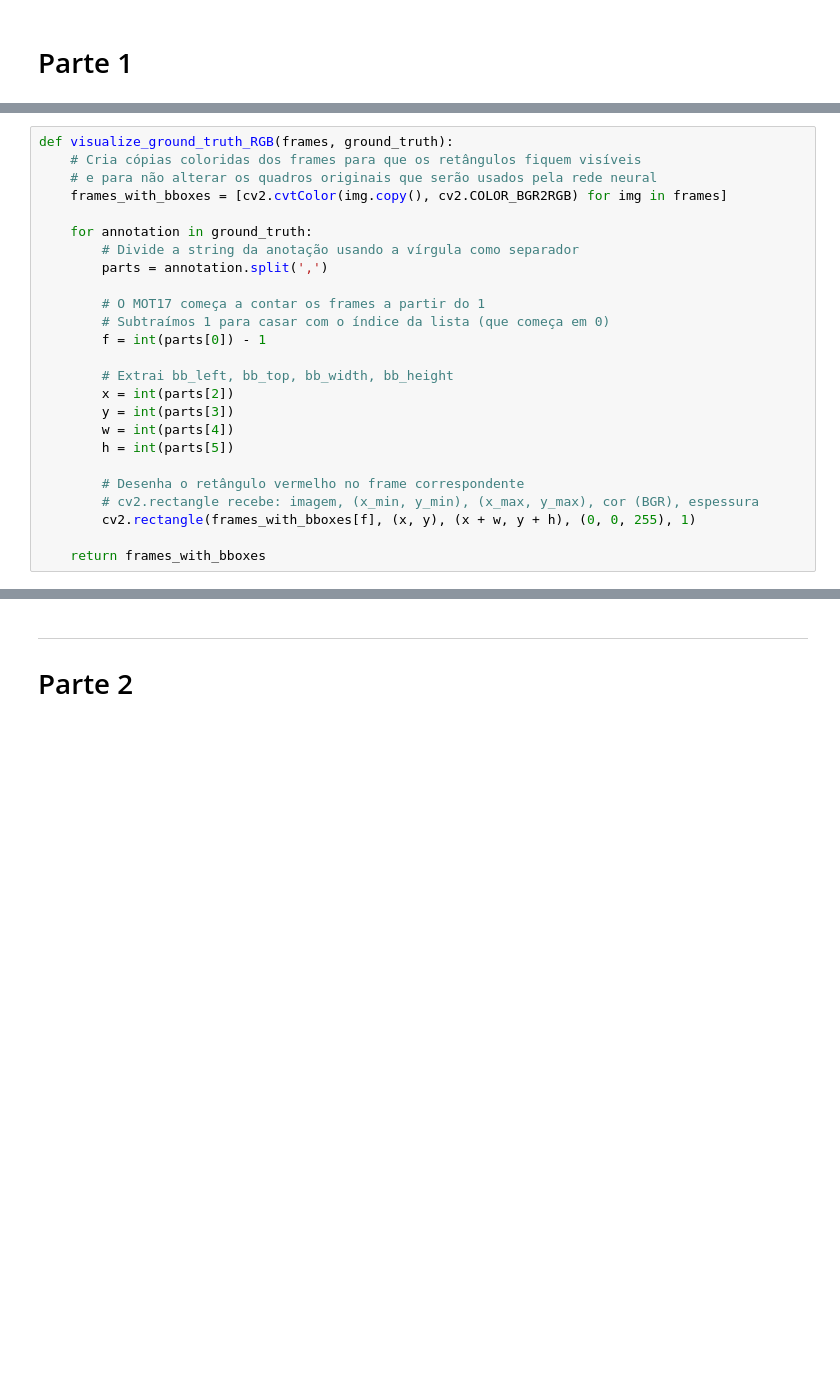
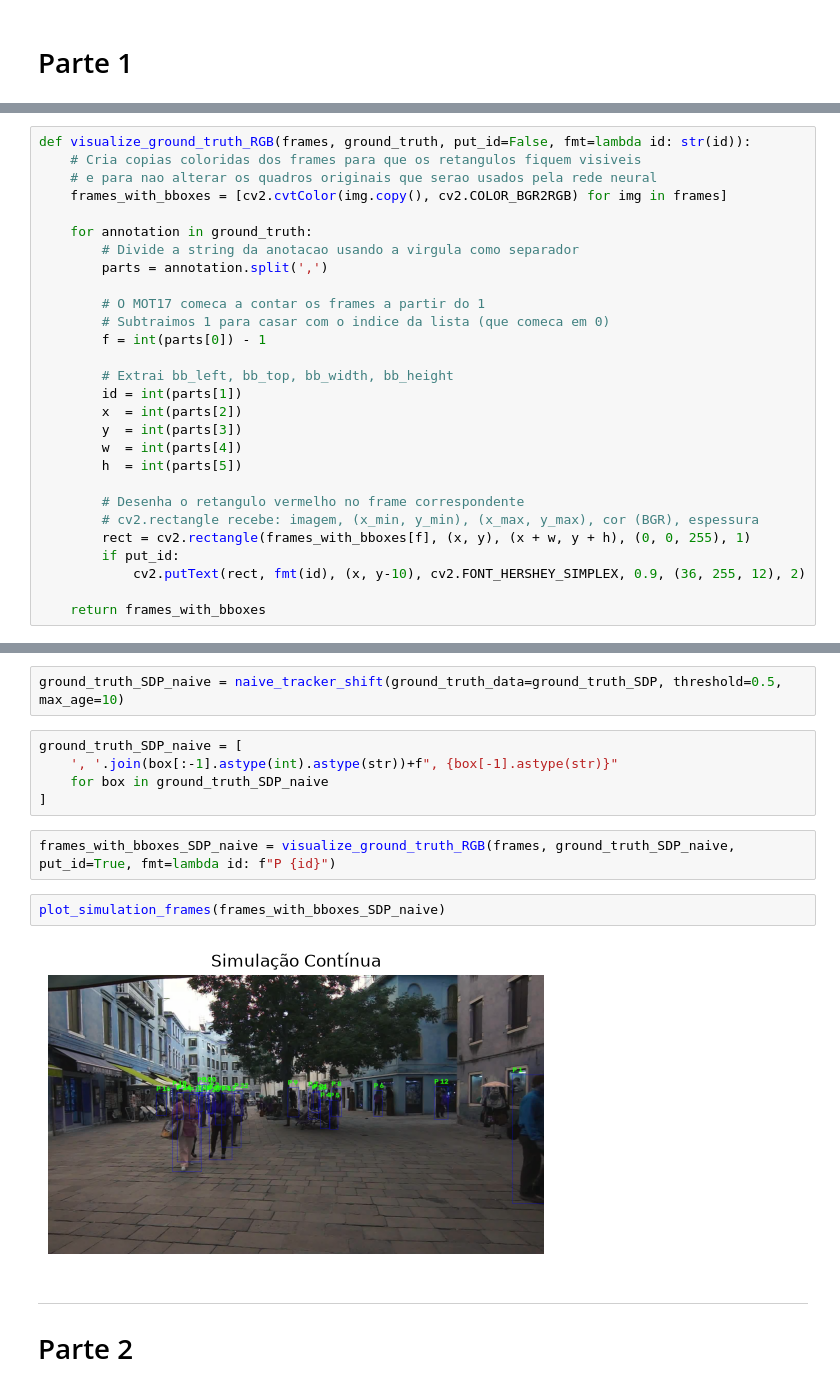
Before and after one commit to WalleriaSimoes/deep-learning-pa2, a Jupyter notebook: script.ipynb, the cells around one changed output, grey strips where cells are left out. Drawn from its saved outputs; the diff is of its cells as text; blank space fills up the shorter version.

```diff
--- a/script.ipynb
+++ b/script.ipynb
@@ -197,26 +187,29 @@ for batch_idx, (images, dets, gts, seq_names, frame_ids) in enumerate(train_load
 # %%
-def visualize_ground_truth_RGB(frames, ground_truth):
-    # Cria cópias coloridas dos frames para que os retângulos fiquem visíveis
-    # e para não alterar os quadros originais que serão usados pela rede neural
+def visualize_ground_truth_RGB(frames, ground_truth, put_id=False, fmt=lambda id: str(id)):
+    # Cria copias coloridas dos frames para que os retangulos fiquem visiveis
+    # e para nao alterar os quadros originais que serao usados pela rede neural
     frames_with_bboxes = [cv2.cvtColor(img.copy(), cv2.COLOR_BGR2RGB) for img in frames]
 
     for annotation in ground_truth:
-        # Divide a string da anotação usando a vírgula como separador
+        # Divide a string da anotacao usando a virgula como separador
         parts = annotation.split(',')
 
-        # O MOT17 começa a contar os frames a partir do 1
-        # Subtraímos 1 para casar com o índice da lista (que começa em 0)
+        # O MOT17 comeca a contar os frames a partir do 1
+        # Subtraimos 1 para casar com o indice da lista (que comeca em 0)
         f = int(parts[0]) - 1
 
         # Extrai bb_left, bb_top, bb_width, bb_height
-        x = int(parts[2])
-        y = int(parts[3])
-        w = int(parts[4])
-        h = int(parts[5])
+        id = int(parts[1])
+        x  = int(parts[2])
+        y  = int(parts[3])
+        w  = int(parts[4])
+        h  = int(parts[5])
 
-        # Desenha o retângulo vermelho no frame correspondente
+        # Desenha o retangulo vermelho no frame correspondente
         # cv2.rectangle recebe: imagem, (x_min, y_min), (x_max, y_max), cor (BGR), espessura
-        cv2.rectangle(frames_with_bboxes[f], (x, y), (x + w, y + h), (0, 0, 255), 1)
+        rect = cv2.rectangle(frames_with_bboxes[f], (x, y), (x + w, y + h), (0, 0, 255), 1)
+        if put_id:
+            cv2.putText(rect, fmt(id), (x, y-10), cv2.FONT_HERSHEY_SIMPLEX, 0.9, (36, 255, 12), 2)
 
     return frames_with_bboxes
 # %%
@@ -228,3 +321,16 @@ plot_simulation_frames(frames_with_bboxes)
+# %%
+ground_truth_SDP_naive = naive_tracker_shift(ground_truth_data=ground_truth_SDP, threshold=0.5, max_age=10)
+# %%
+ground_truth_SDP_naive = [
+    ', '.join(box[:-1].astype(int).astype(str))+f", {box[-1].astype(str)}"
+    for box in ground_truth_SDP_naive
+]
+# %%
+frames_with_bboxes_SDP_naive = visualize_ground_truth_RGB(frames, ground_truth_SDP_naive, put_id=True, fmt=lambda id: f"P {id}")
+# %%
+plot_simulation_frames(frames_with_bboxes_SDP_naive)
+# %% [output]
+[figure, added]
 # %% [markdown]
 ---
 
```
Also changed, not shown: parts of 16 cells of this notebook, 1 other file.
